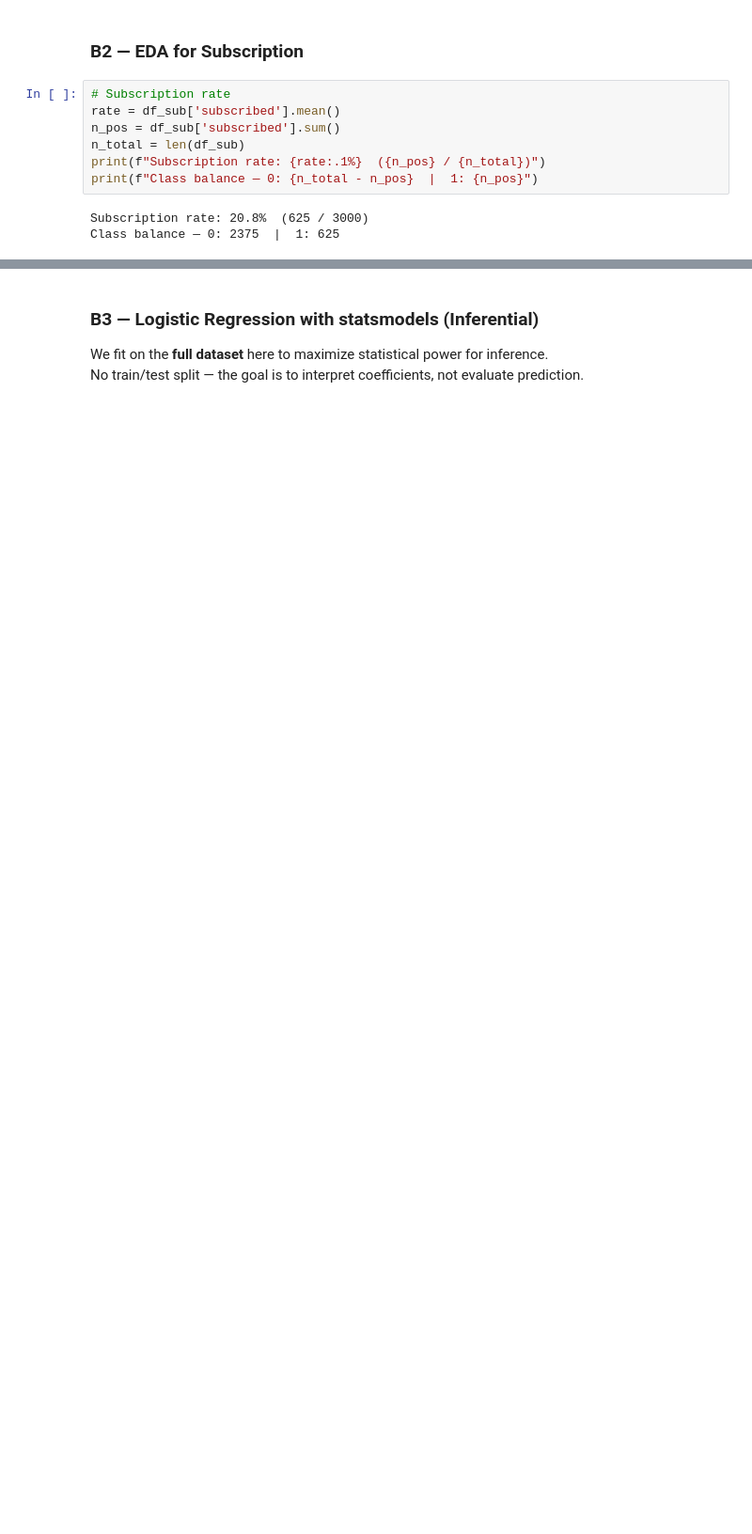
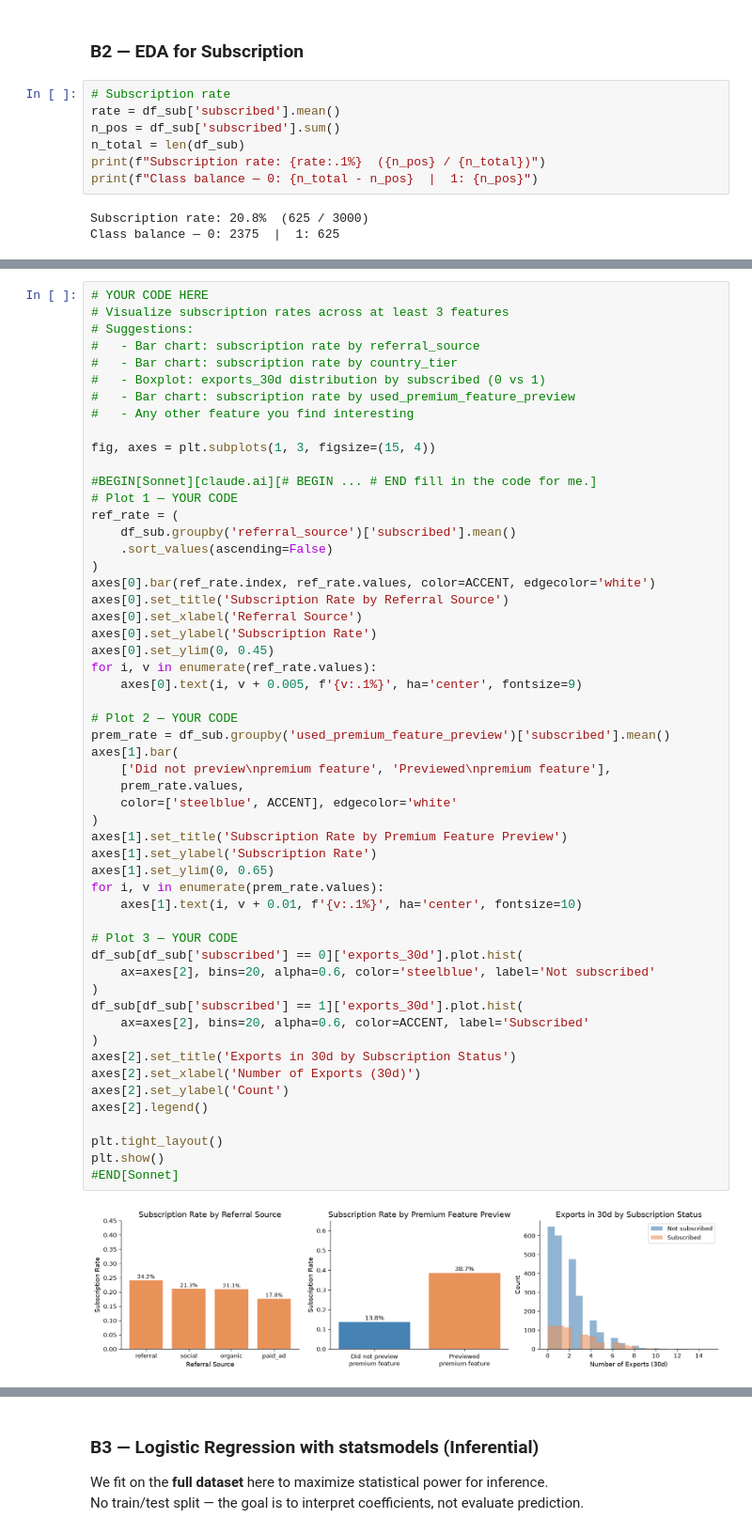
Before and after one commit to ChristianSantos2671/Santos_Christian_A02, a Jupyter notebook: iat461_a2_ChristianSantos_cjs30.ipynb, the cells around one changed output, grey strips where cells are left out. Shown at 94% size. Drawn from its saved outputs; the diff is of its cells as text; blank space fills up the shorter version.

```diff
--- a/iat461_a2_ChristianSantos_cjs30.ipynb
+++ b/iat461_a2_ChristianSantos_cjs30.ipynb
@@ -857,3 +886,59 @@ plt.show()
+# %%
+# YOUR CODE HERE
+# Visualize subscription rates across at least 3 features
+# Suggestions:
+#   - Bar chart: subscription rate by referral_source
+#   - Bar chart: subscription rate by country_tier
+#   - Boxplot: exports_30d distribution by subscribed (0 vs 1)
+#   - Bar chart: subscription rate by used_premium_feature_preview
+#   - Any other feature you find interesting
+
+fig, axes = plt.subplots(1, 3, figsize=(15, 4))
+
+#BEGIN[Sonnet][claude.ai][# BEGIN ... # END fill in the code for me.]
+# Plot 1 — YOUR CODE
+ref_rate = (
+    df_sub.groupby('referral_source')['subscribed'].mean()
+    .sort_values(ascending=False)
+)
+axes[0].bar(ref_rate.index, ref_rate.values, color=ACCENT, edgecolor='white')
+axes[0].set_title('Subscription Rate by Referral Source')
+axes[0].set_xlabel('Referral Source')
+axes[0].set_ylabel('Subscription Rate')
+axes[0].set_ylim(0, 0.45)
+for i, v in enumerate(ref_rate.values):
+    axes[0].text(i, v + 0.005, f'{v:.1%}', ha='center', fontsize=9)
+
+# Plot 2 — YOUR CODE
+prem_rate = df_sub.groupby('used_premium_feature_preview')['subscribed'].mean()
+axes[1].bar(
+    ['Did not preview\npremium feature', 'Previewed\npremium feature'],
+    prem_rate.values,
+    color=['steelblue', ACCENT], edgecolor='white'
+)
+axes[1].set_title('Subscription Rate by Premium Feature Preview')
+axes[1].set_ylabel('Subscription Rate')
+axes[1].set_ylim(0, 0.65)
+for i, v in enumerate(prem_rate.values):
+    axes[1].text(i, v + 0.01, f'{v:.1%}', ha='center', fontsize=10)
+
+# Plot 3 — YOUR CODE
+df_sub[df_sub['subscribed'] == 0]['exports_30d'].plot.hist(
+    ax=axes[2], bins=20, alpha=0.6, color='steelblue', label='Not subscribed'
+)
+df_sub[df_sub['subscribed'] == 1]['exports_30d'].plot.hist(
+    ax=axes[2], bins=20, alpha=0.6, color=ACCENT, label='Subscribed'
+)
+axes[2].set_title('Exports in 30d by Subscription Status')
+axes[2].set_xlabel('Number of Exports (30d)')
+axes[2].set_ylabel('Count')
+axes[2].legend()
+
+plt.tight_layout()
+plt.show()
+#END[Sonnet]
+# %% [output]
+[figure, added]
 # %%
 # YOUR CODE HERE
 # Correlation matrix of numeric features (exclude user_id and binary outcome)
```
Also changed, not shown: parts of 47 cells of this notebook.
